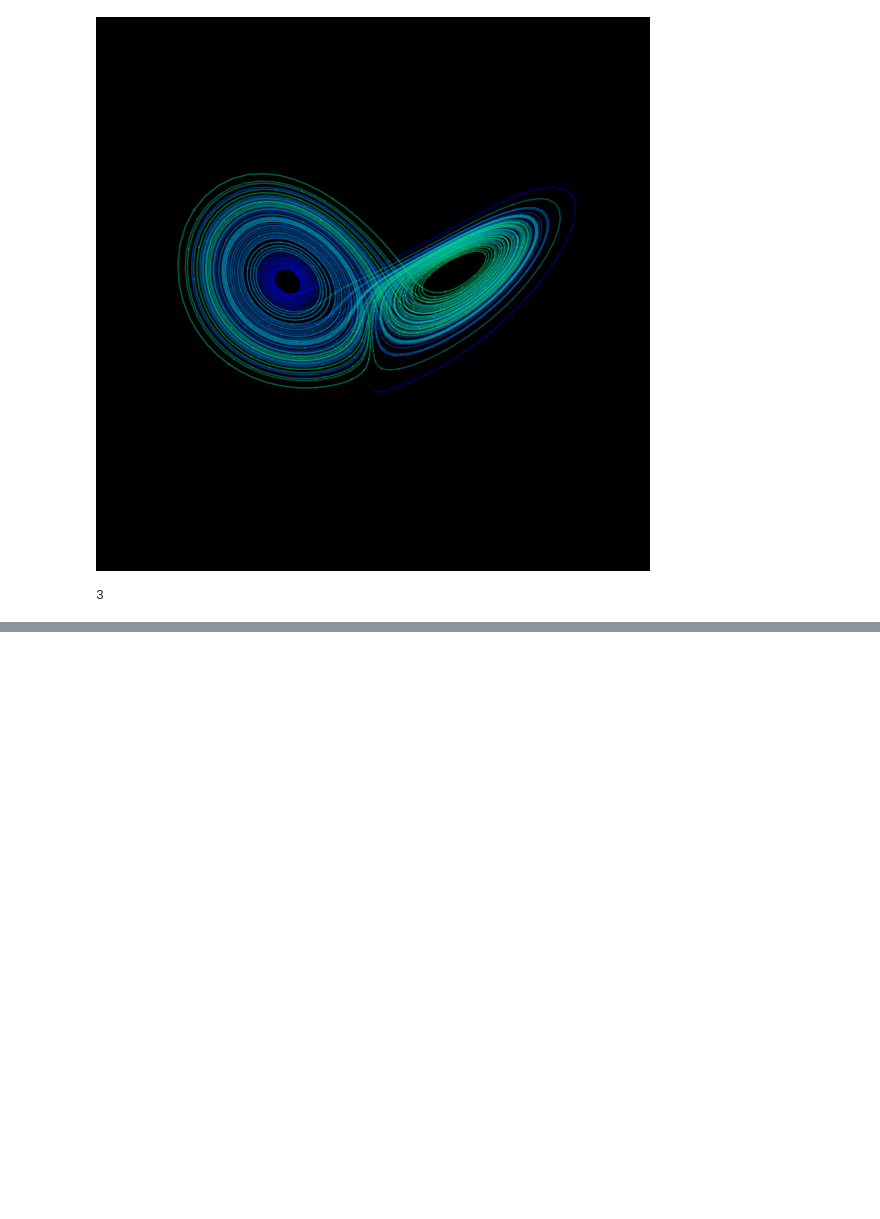
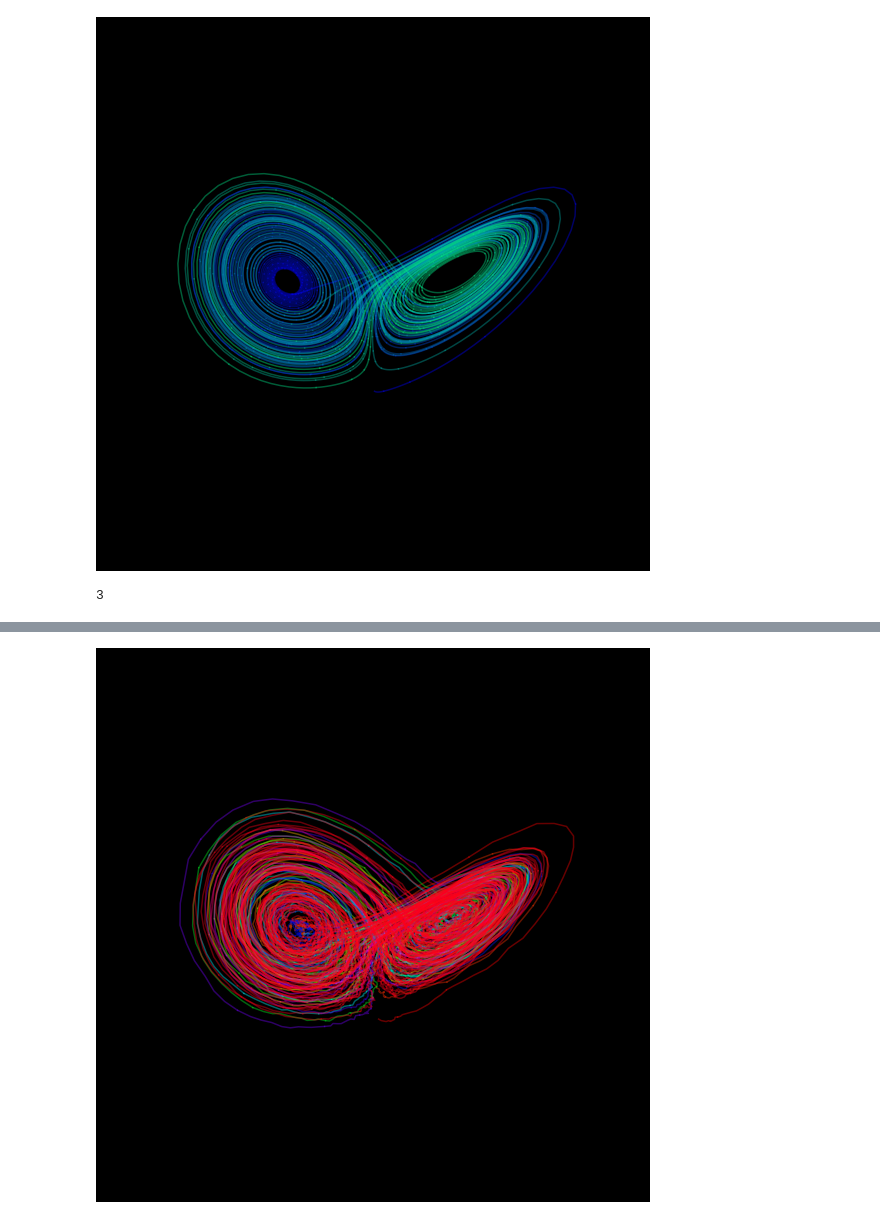
Before and after one commit to IsisChameleon/reservoir-chaos, a Jupyter notebook: chaotic-signals.ipynb, the cells around one changed output, grey strips where cells are left out. Cells and saved outputs as stored; diff of their text form; code cells hidden in the pictures; blank space fills up the shorter version.

```diff
--- a/chaotic-signals.ipynb
+++ b/chaotic-signals.ipynb
@@ -198,0 +253,5 @@ plot3D(X)
+# %%
+X = [trajectory['solution_values'][:,0],trajectory['solution_values'][:,1], trajectory['solution_values'][:,2]]
+plot3D(X)
+# %% [output]
+[figure, added]
```
Also changed, not shown: parts of 5 cells of this notebook, 1 other file.
